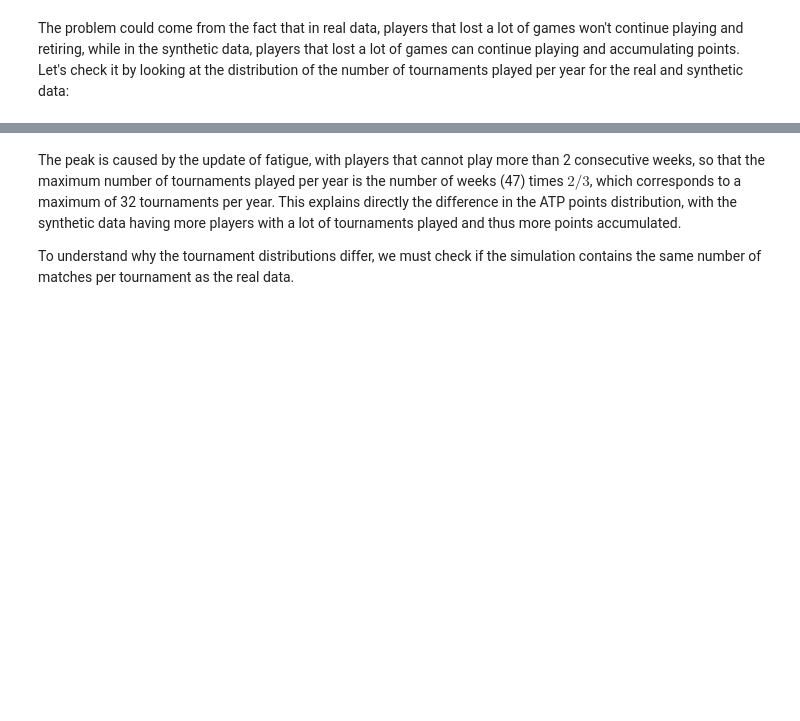
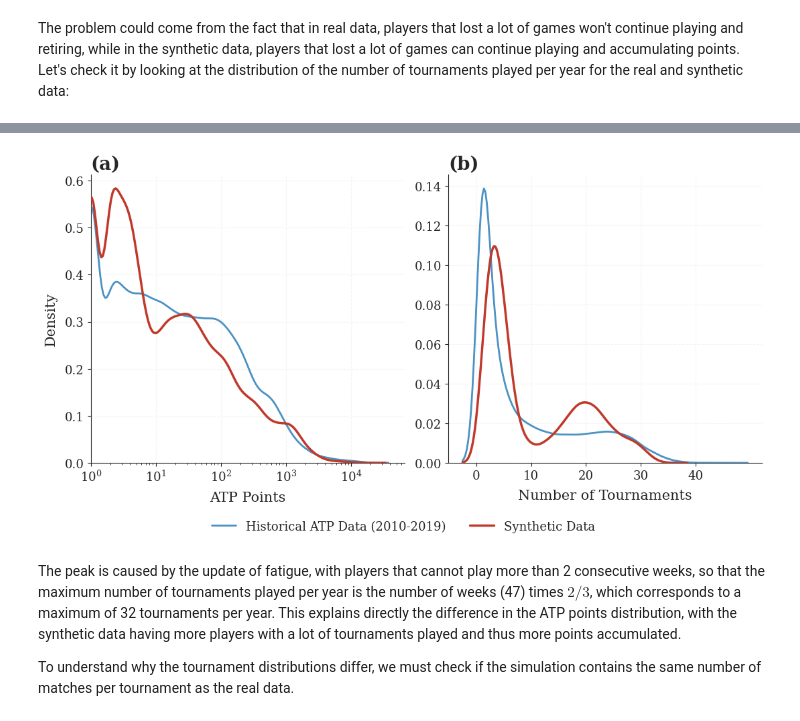
Before and after one commit to Theomarsy/Master_Thesis_UNIFR, a Jupyter notebook: notebooks/04_Real_vs_Synthetic.ipynb, the cells around one changed output, grey strips where cells are left out. Saved outputs shown, nothing was run; the diff lists cells and outputs as text; code cells hidden in the pictures; blank space fills up the shorter version.

```diff
--- a/notebooks/04_Real_vs_Synthetic.ipynb
+++ b/notebooks/04_Real_vs_Synthetic.ipynb
@@ -230,3 +259,64 @@ plt.show()
+# %%
+import matplotlib.pyplot as plt
+import seaborn as sns
+import numpy as np
+
+fig, axes = plt.subplots(1, 2, figsize=(11, 5.5))
+sns.set_style("ticks")
+plt.rcParams.update({'font.family': 'serif'})
+
+min_ATP_points = 1
+synthetic_ATP_points = synthetic_all_rankings_10_years[synthetic_all_rankings_10_years["ATP_points"]>=min_ATP_points]["ATP_points"]
+real_ATP_points = ATP_players_data[ATP_players_data["rank_points"]>=min_ATP_points]["rank_points"]
+synthetic_number_of_tournaments = synthetic_all_rankings_10_years[synthetic_all_rankings_10_years["tournaments_played"]>0]["tournaments_played"]
+real_number_of_tournaments = ATP_players_data["tournaments_played"]
+
+
+sns.kdeplot(real_ATP_points, ax=axes[0], log_scale=True, fill=False,
+            color="#1f77b4", linewidth=2, label="Historical ATP Data (2010-2019)", zorder=3, alpha=0.8)
+
+sns.kdeplot(synthetic_ATP_points, ax=axes[0], log_scale=True, fill=False,
+            color="#c0392b", linestyle="-", linewidth=2.5, label="Synthetic Data", zorder=4)
+
+axes[0].set_title("(a)", loc="left", fontsize=20, weight="bold")
+axes[0].set_xlabel("ATP Points", fontsize=15, labelpad=8)
+axes[0].set_ylabel("Density", fontsize=15, labelpad=8)
+axes[0].tick_params(axis='both', which='major', labelsize=13)
+
+axes[0].set_xlim(min_ATP_points, None)
+axes[0].autoscale(axis='y')
+axes[0].set_ylim(bottom=0)
+axes[0].grid(visible=True, which="major", linestyle="--", alpha=0.2, zorder=0)
+
+
+sns.kdeplot(tournaments_played_ATP["tournaments_played"], ax=axes[1], fill=False,
+            color="#1f77b4", alpha=0.8, linewidth=2, zorder=3)
+
+sns.kdeplot(synthetic_number_of_tournaments, ax=axes[1], fill=False,
+            color="#c0392b", linestyle="-", linewidth=2.5, zorder=4)
+
+axes[1].set_title("(b)", loc="left", fontsize=20, weight="bold")
+axes[1].set_xlabel("Number of Tournaments", fontsize=15, labelpad=8)
+axes[1].set_ylabel("")
+axes[1].tick_params(axis='both', which='major', labelsize=13)
+
+axes[1].set_xticks(np.arange(0, 41, 10))
+axes[1].autoscale(axis='y')
+axes[1].set_ylim(bottom=0)
+axes[1].grid(visible=True, which="major", linestyle="--", alpha=0.2, zorder=0)
+
+
+handles, labels = axes[0].get_legend_handles_labels()
+fig.legend(handles, labels, loc='lower center', ncol=2, frameon=False,
+           fontsize=13, bbox_to_anchor=(0.5, -0.08))
+
+sns.despine()
+plt.tight_layout()
+
+plt.savefig("../report/figures/limitations_combined.pdf", bbox_inches='tight')
+plt.show()
+# %% [output]
+[figure, added]
 # %% [markdown]
 The peak is caused by the update of fatigue, with players that cannot play more than 2 consecutive weeks, so that the maximum number of tournaments played per year is the number of weeks (47) times $2/3$, which corresponds to a maximum of 32 tournaments per year. This explains directly the difference in the ATP points distribution, with the synthetic data having more players with a lot of tournaments played and thus more points accumulated.
 
```
Also changed, not shown: parts of 19 cells of this notebook, 5 other files.
